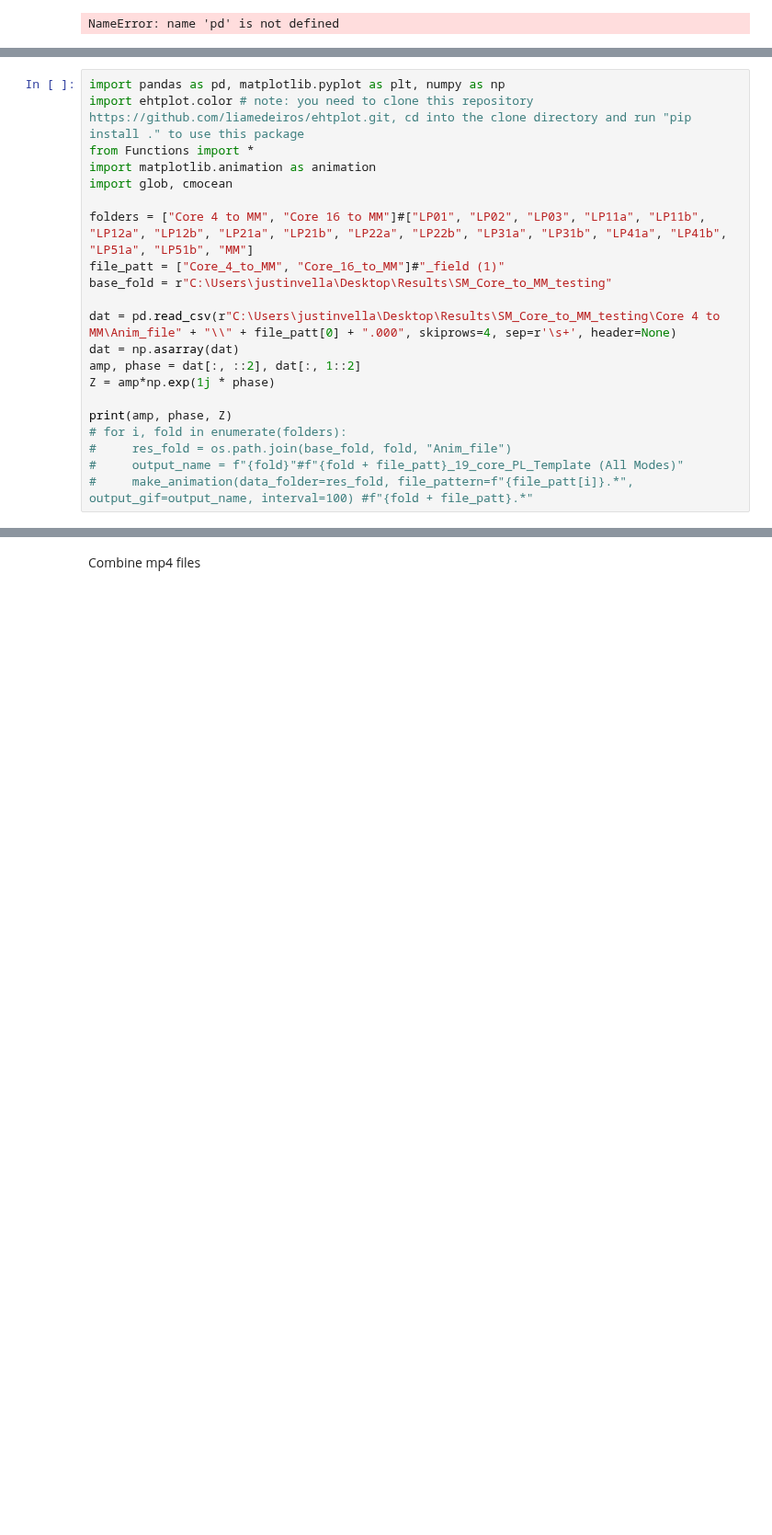
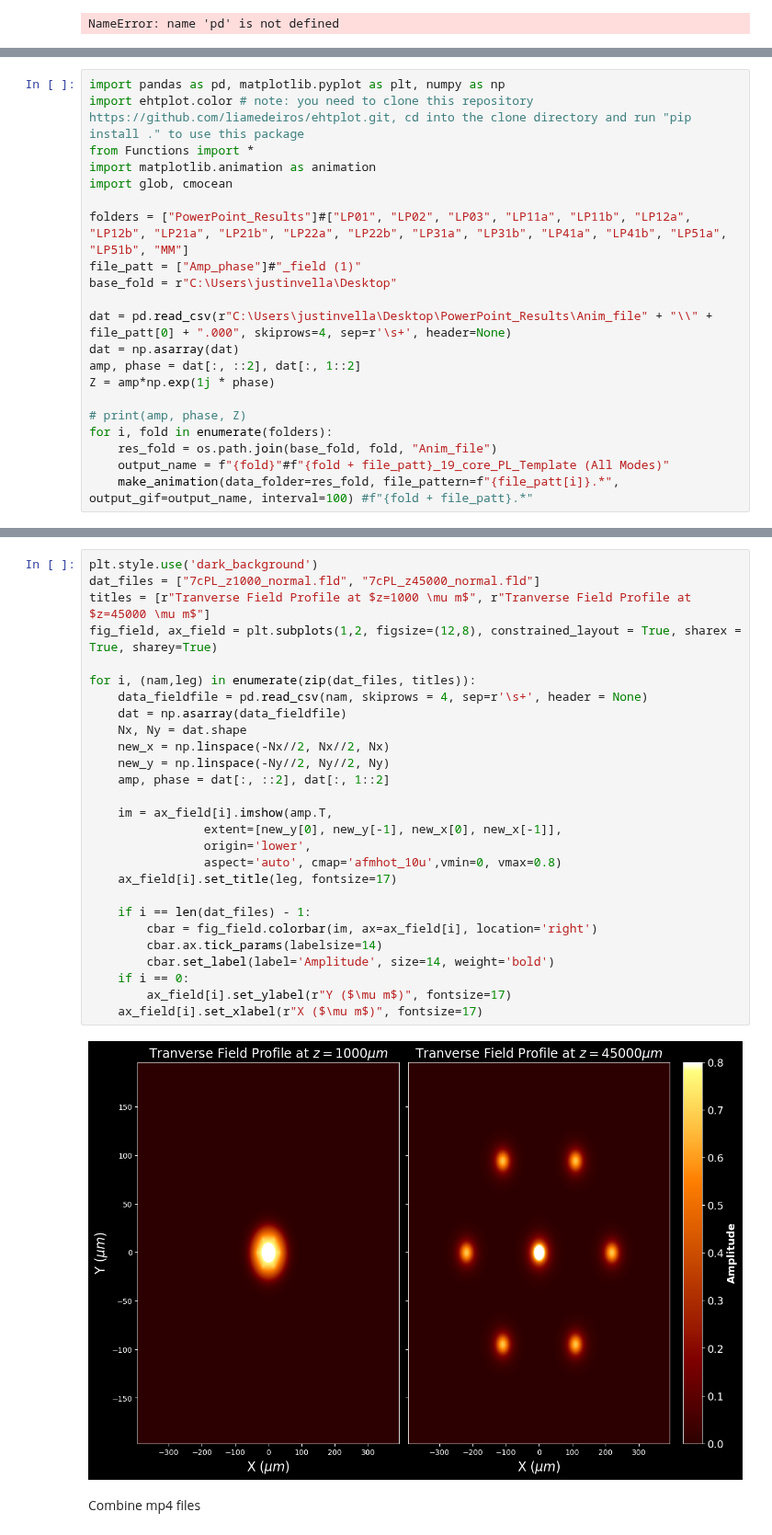
Before and after one commit to SAIL-Labs/RSoft-Automaton, a Jupyter notebook: Plotting_animating_modes.ipynb, the cells around one changed output, grey strips where cells are left out. Shown at 92% size. Cells and saved outputs as stored; diff of their text form; blank space fills up the shorter version.

```diff
--- a/Plotting_animating_modes.ipynb
+++ b/Plotting_animating_modes.ipynb
@@ -150,18 +92,18 @@ from Functions import *
 import matplotlib.animation as animation
 import glob, cmocean
 
-folders = ["Core 4 to MM", "Core 16 to MM"]#["LP01", "LP02", "LP03", "LP11a", "LP11b", "LP12a", "LP12b", "LP21a", "LP21b", "LP22a", "LP22b", "LP31a", "LP31b", "LP41a", "LP41b", "LP51a", "LP51b", "MM"]
-file_patt = ["Core_4_to_MM", "Core_16_to_MM"]#"_field (1)"
-base_fold = r"C:\Users\justinvella\Desktop\Results\SM_Core_to_MM_testing"
+folders = ["PowerPoint_Results"]#["LP01", "LP02", "LP03", "LP11a", "LP11b", "LP12a", "LP12b", "LP21a", "LP21b", "LP22a", "LP22b", "LP31a", "LP31b", "LP41a", "LP41b", "LP51a", "LP51b", "MM"]
+file_patt = ["Amp_phase"]#"_field (1)"
+base_fold = r"C:\Users\justinvella\Desktop"
 
-dat = pd.read_csv(r"C:\Users\justinvella\Desktop\Results\SM_Core_to_MM_testing\Core 4 to MM\Anim_file" + "\\" + file_patt[0] + ".000", skiprows=4, sep=r'\s+', header=None)
+dat = pd.read_csv(r"C:\Users\justinvella\Desktop\PowerPoint_Results\Anim_file" + "\\" + file_patt[0] + ".000", skiprows=4, sep=r'\s+', header=None)
 dat = np.asarray(dat)
 amp, phase = dat[:, ::2], dat[:, 1::2]
 Z = amp*np.exp(1j * phase)
 
-print(amp, phase, Z)
-# for i, fold in enumerate(folders):
-#     res_fold = os.path.join(base_fold, fold, "Anim_file")
-#     output_name = f"{fold}"#f"{fold + file_patt}_19_core_PL_Template (All Modes)"
-#     make_animation(data_folder=res_fold, file_pattern=f"{file_patt[i]}.*", output_gif=output_name, interval=100) #f"{fold + file_patt}.*"
+# print(amp, phase, Z)
+for i, fold in enumerate(folders):
+    res_fold = os.path.join(base_fold, fold, "Anim_file")
+    output_name = f"{fold}"#f"{fold + file_patt}_19_core_PL_Template (All Modes)"
+    make_animation(data_folder=res_fold, file_pattern=f"{file_patt[i]}.*", output_gif=output_name, interval=100) #f"{fold + file_patt}.*"
 # %% [output]
@@ -185,3 +112,32 @@ print(amp, phase, Z)
+# %%
+plt.style.use('dark_background')
+dat_files = ["7cPL_z1000_normal.fld", "7cPL_z45000_normal.fld"]
+titles = [r"Tranverse Field Profile at $z=1000 \mu m$", r"Tranverse Field Profile at $z=45000 \mu m$"]
+fig_field, ax_field = plt.subplots(1,2, figsize=(12,8), constrained_layout = True, sharex = True, sharey=True)
+
+for i, (nam,leg) in enumerate(zip(dat_files, titles)):
+    data_fieldfile = pd.read_csv(nam, skiprows = 4, sep=r'\s+', header = None)
+    dat = np.asarray(data_fieldfile)
+    Nx, Ny = dat.shape
+    new_x = np.linspace(-Nx//2, Nx//2, Nx)
+    new_y = np.linspace(-Ny//2, Ny//2, Ny)
+    amp, phase = dat[:, ::2], dat[:, 1::2]
+
+    im = ax_field[i].imshow(amp.T,
+                extent=[new_y[0], new_y[-1], new_x[0], new_x[-1]],
+                origin='lower',
+                aspect='auto', cmap='afmhot_10u',vmin=0, vmax=0.8)
+    ax_field[i].set_title(leg, fontsize=17)
+
+    if i == len(dat_files) - 1:
+        cbar = fig_field.colorbar(im, ax=ax_field[i], location='right')
+        cbar.ax.tick_params(labelsize=14)
+        cbar.set_label(label='Amplitude', size=14, weight='bold')
+    if i == 0:
+        ax_field[i].set_ylabel(r"Y ($\mu m$)", fontsize=17)
+    ax_field[i].set_xlabel(r"X ($\mu m$)", fontsize=17)
+# %% [output]
+[figure, added]
 # %% [markdown]
 Combine mp4 files
 # %%
```
Also changed, not shown: parts of 3 cells of this notebook, 46 other files.
